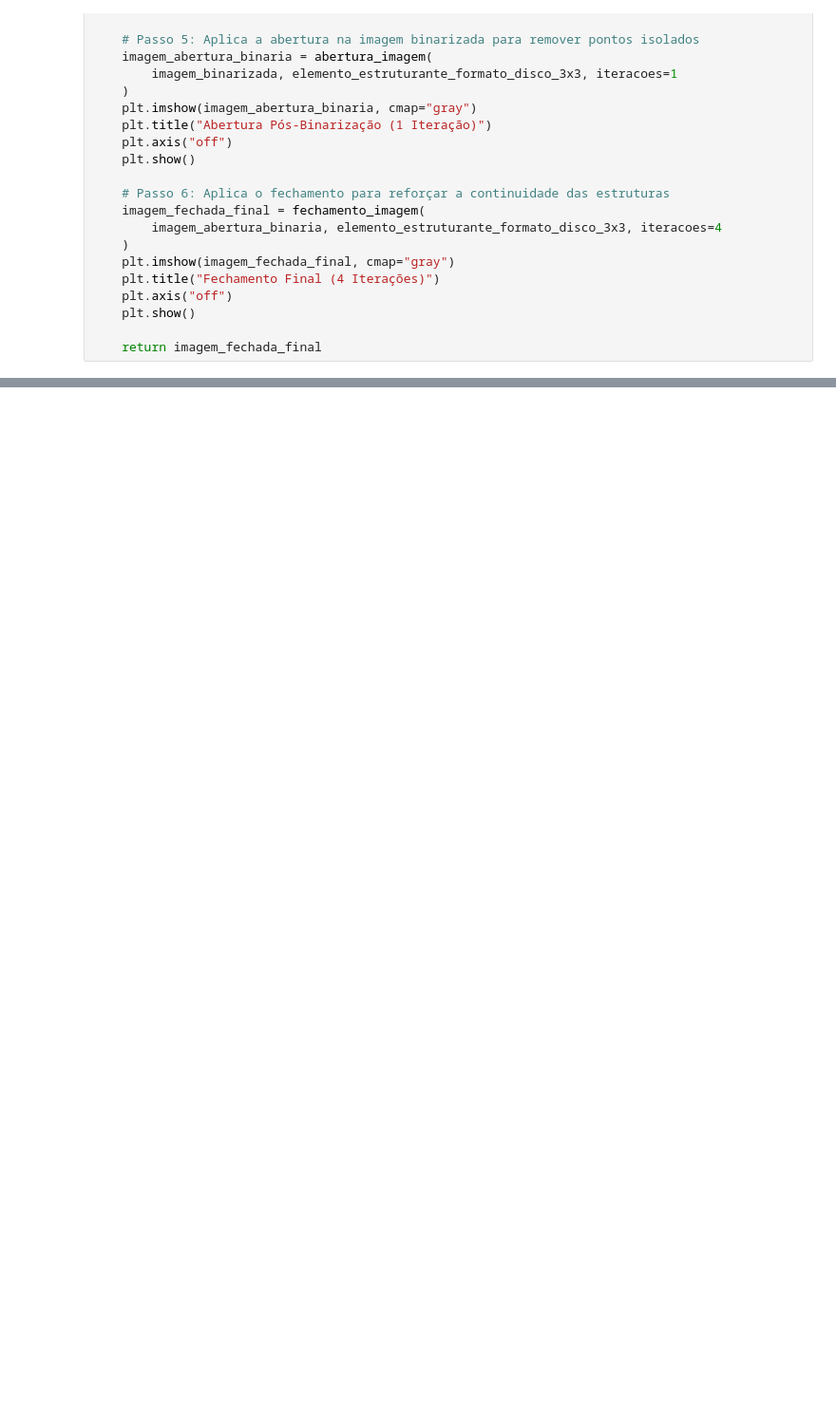
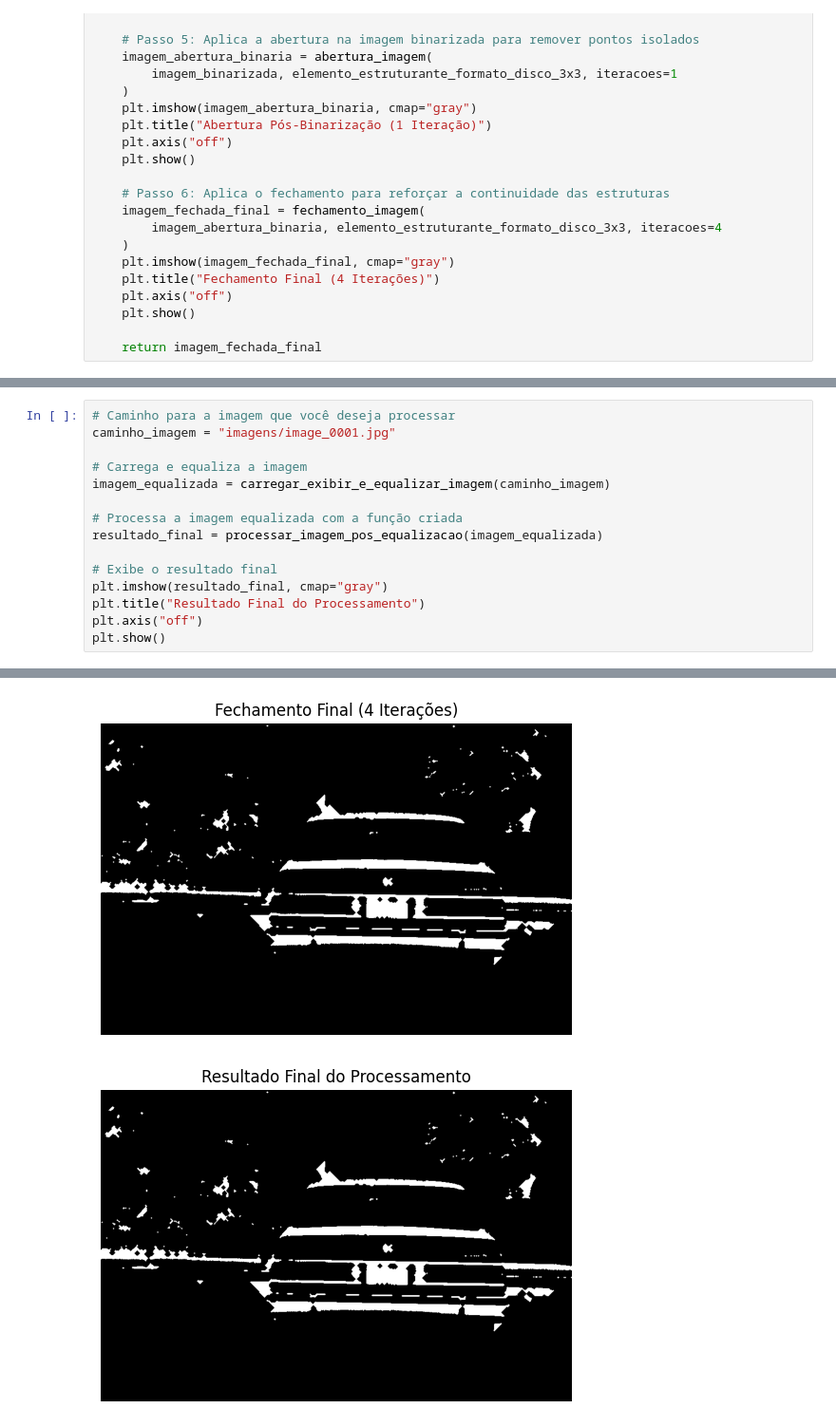
Before and after one commit to matheus-araujo-pereira/detectador-de-carros-em-imagens, a Jupyter notebook: detector.ipynb, the cells around one changed output, grey strips where cells are left out. Shown at 95% size. Cells and saved outputs as stored; diff of their text form; blank space fills up the shorter version.

Commit message:
Mostrando os resultados

```diff
--- a/detector.ipynb
+++ b/detector.ipynb
@@ -425,0 +292,16 @@ Nenhuma região dentro dos limites de largura (400-600) e altura (300-500).
+# %%
+# Caminho para a imagem que você deseja processar
+caminho_imagem = "imagens/image_0001.jpg"
+
+# Carrega e equaliza a imagem
+imagem_equalizada = carregar_exibir_e_equalizar_imagem(caminho_imagem)
+
+# Processa a imagem equalizada com a função criada
+resultado_final = processar_imagem_pos_equalizacao(imagem_equalizada)
+
+# Exibe o resultado final
+plt.imshow(resultado_final, cmap="gray")
+plt.title("Resultado Final do Processamento")
+plt.axis("off")
+plt.show()
+# %% [output]
@@ -425,0 +315,2 @@ Nenhuma região dentro dos limites de largura (400-600) e altura (300-500).
+[figure, added]
+[figure, added]
```
Also changed, not shown: parts of 4 cells of this notebook.
